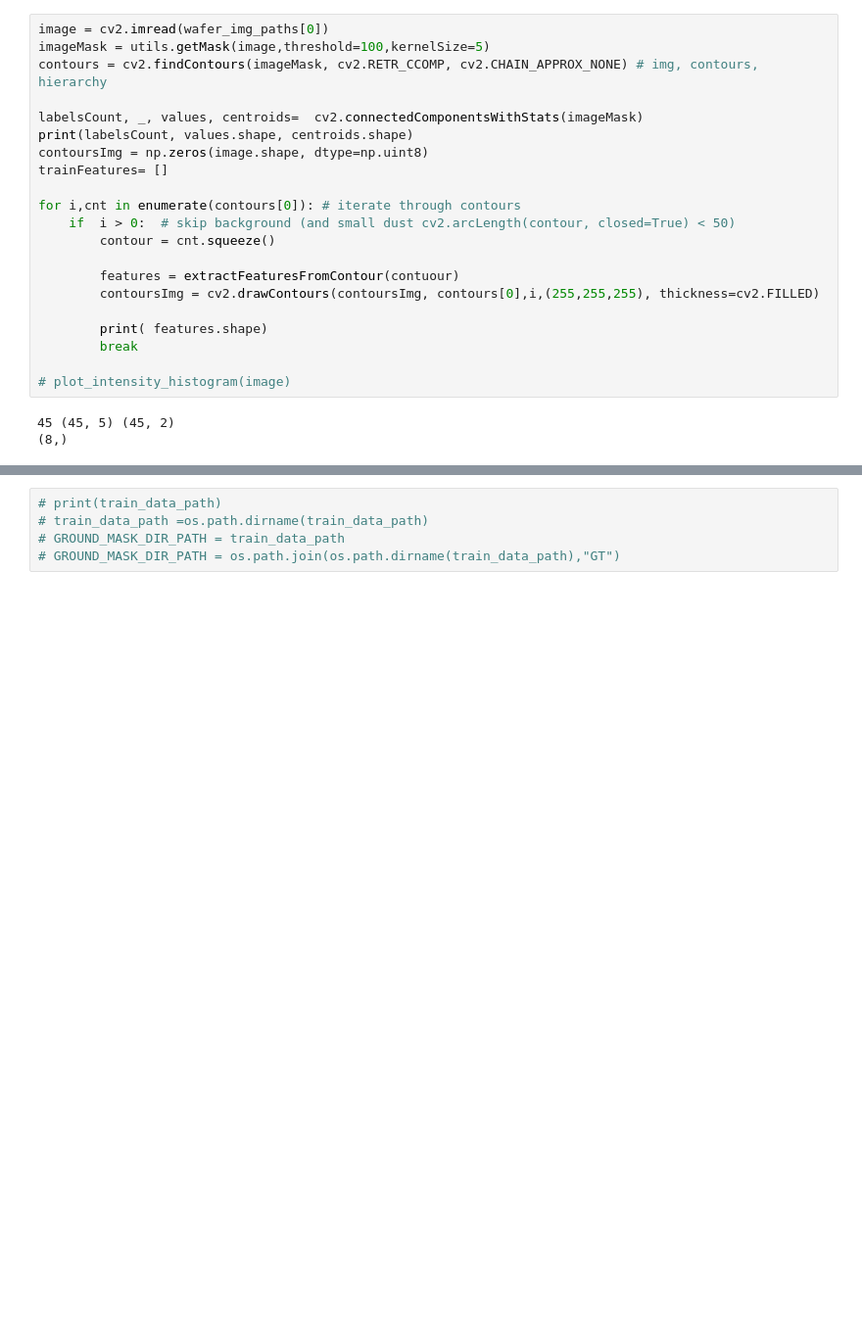
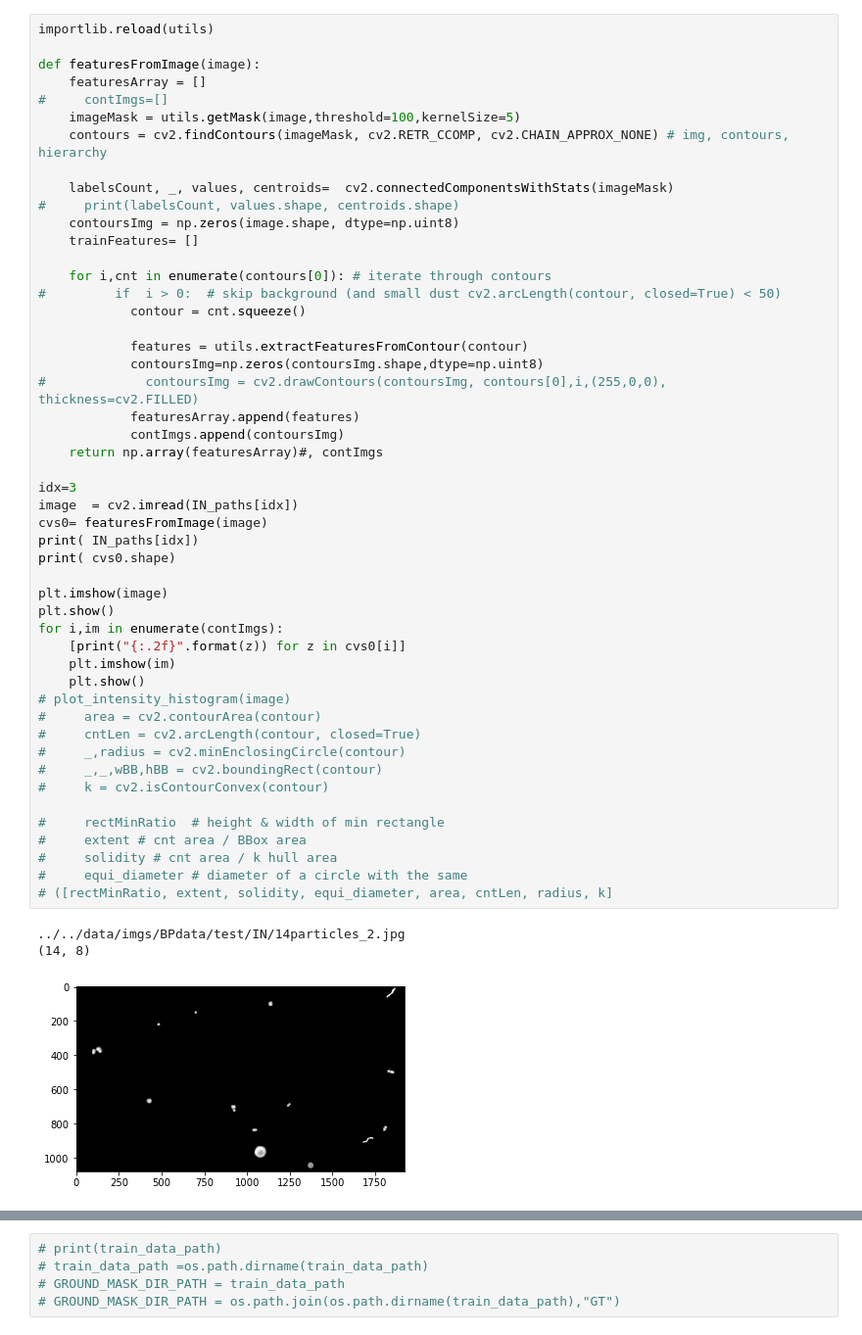
Before and after one commit to xhosta05/BP, a Jupyter notebook: imgs/ml_detect_particles.ipynb, the cells around one changed output, grey strips where cells are left out. Shown at 98% size. Cells and saved outputs as stored; diff of their text form; blank space fills up the shorter version.

```diff
--- a/imgs/ml_detect_particles.ipynb
+++ b/imgs/ml_detect_particles.ipynb
@@ -59,24 +81,53 @@ else:
 # %%
-image = cv2.imread(wafer_img_paths[0])
-imageMask = utils.getMask(image,threshold=100,kernelSize=5)
-contours = cv2.findContours(imageMask, cv2.RETR_CCOMP, cv2.CHAIN_APPROX_NONE) # img, contours, hierarchy
+importlib.reload(utils)
 
-labelsCount, _, values, centroids=  cv2.connectedComponentsWithStats(imageMask)
-print(labelsCount, values.shape, centroids.shape)
-contoursImg = np.zeros(image.shape, dtype=np.uint8)
-trainFeatures= []
+def featuresFromImage(image):
+    featuresArray = []
+#     contImgs=[]
+    imageMask = utils.getMask(image,threshold=100,kernelSize=5)
+    contours = cv2.findContours(imageMask, cv2.RETR_CCOMP, cv2.CHAIN_APPROX_NONE) # img, contours, hierarchy
 
-for i,cnt in enumerate(contours[0]): # iterate through contours
-    if  i > 0:  # skip background (and small dust cv2.arcLength(contour, closed=True) < 50)
-        contour = cnt.squeeze()
+    labelsCount, _, values, centroids=  cv2.connectedComponentsWithStats(imageMask)
+#     print(labelsCount, values.shape, centroids.shape)
+    contoursImg = np.zeros(image.shape, dtype=np.uint8)
+    trainFeatures= []
 
-        features = extractFeaturesFromContour(contuour)
-        contoursImg = cv2.drawContours(contoursImg, contours[0],i,(255,255,255), thickness=cv2.FILLED)
+    for i,cnt in enumerate(contours[0]): # iterate through contours
+#         if  i > 0:  # skip background (and small dust cv2.arcLength(contour, closed=True) < 50)
+            contour = cnt.squeeze()
 
-        print( features.shape)
-        break
+            features = utils.extractFeaturesFromContour(contour)
+            contoursImg=np.zeros(contoursImg.shape,dtype=np.uint8)
+#             contoursImg = cv2.drawContours(contoursImg, contours[0],i,(255,0,0), thickness=cv2.FILLED)
+            featuresArray.append(features)
+            contImgs.append(contoursImg)
+    return np.array(featuresArray)#, contImgs
 
+idx=3
+image  = cv2.imread(IN_paths[idx])
+cvs0= featuresFromImage(image)
+print( IN_paths[idx])
+print( cvs0.shape)
+
+plt.imshow(image)
+plt.show()
+for i,im in enumerate(contImgs):
+    [print("{:.2f}".format(z)) for z in cvs0[i]]
+    plt.imshow(im)
+    plt.show()
 # plot_intensity_histogram(image)
+#     area = cv2.contourArea(contour)
+#     cntLen = cv2.arcLength(contour, closed=True)
+#     _,radius = cv2.minEnclosingCircle(contour)
+#     _,_,wBB,hBB = cv2.boundingRect(contour)
+#     k = cv2.isContourConvex(contour)
+
+#     rectMinRatio  # height & width of min rectangle
+#     extent # cnt area / BBox area
+#     solidity # cnt area / k hull area
+#     equi_diameter # diameter of a circle with the same
+# ([rectMinRatio, extent, solidity, equi_diameter, area, cntLen, radius, k]
 # %% [output]
-45 (45, 5) (45, 2)
-(8,)
+../../data/imgs/BPdata/test/IN/14particles_2.jpg
+(14, 8)
+[figure, added]
```
Also changed, not shown: parts of 9 cells of this notebook, 14 other files.
